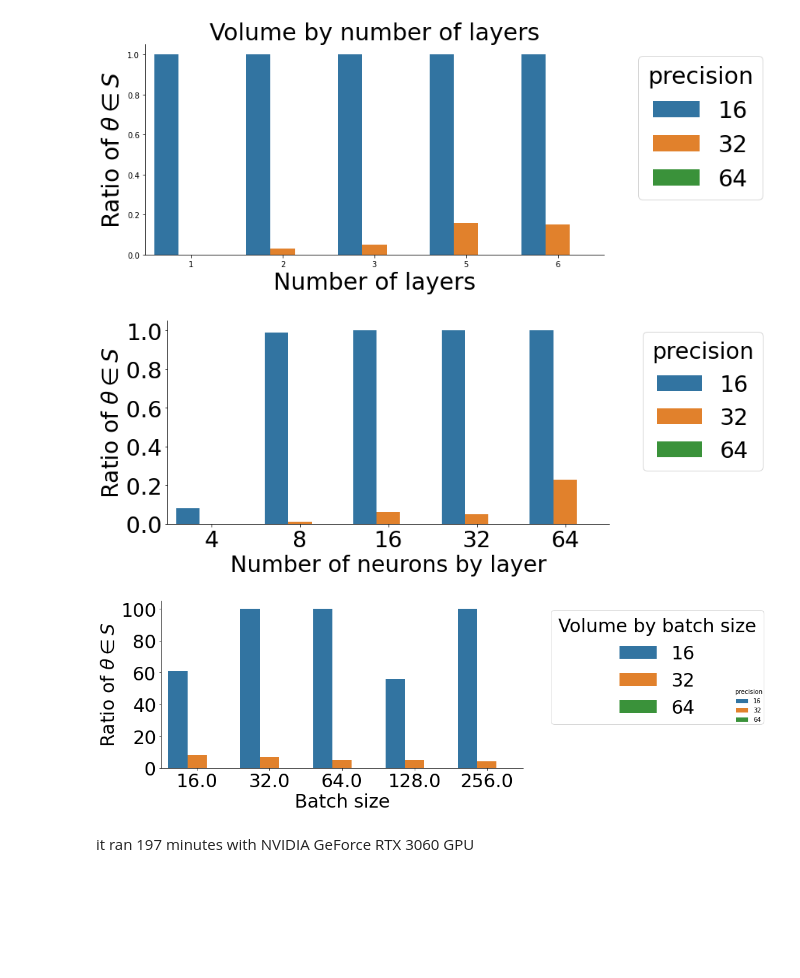
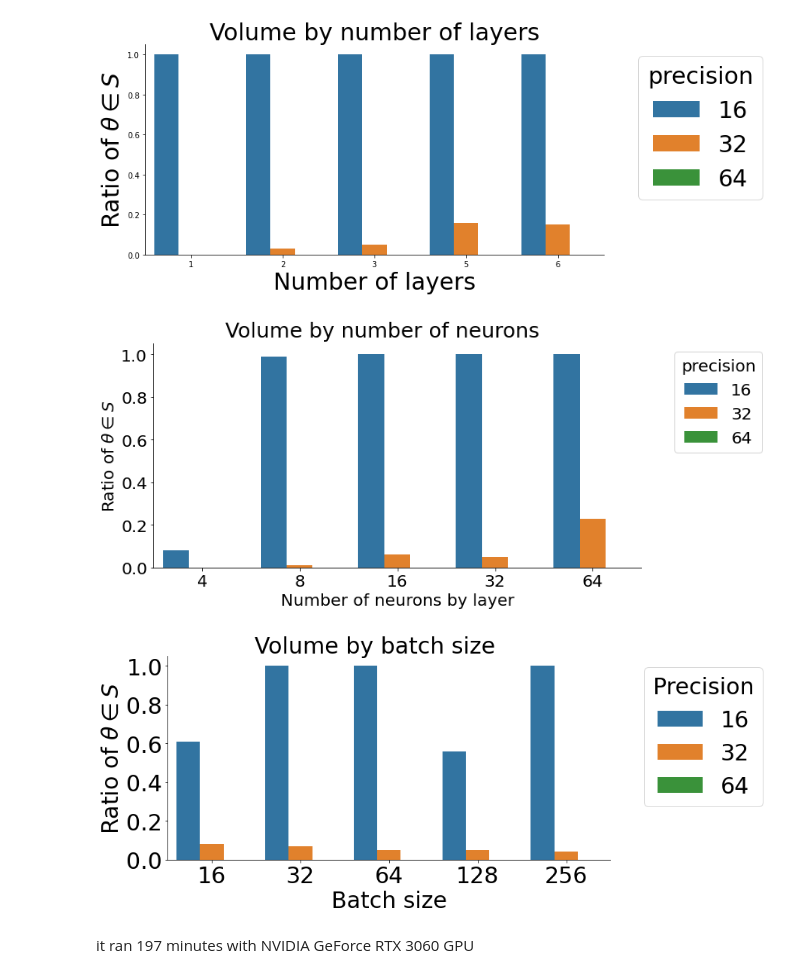
Before and after one commit to CS-433/ml-project-2-ristrettolearning-2, a Jupyter notebook: notebooks/Volume estimation.ipynb, the cells around one changed output. Saved outputs shown, nothing was run; the diff lists cells and outputs as text; code cells hidden in the pictures; blank space fills up the shorter version.

Commit message:
Fixed some graphs

```diff
--- a/notebooks/Volume estimation.ipynb
+++ b/notebooks/Volume estimation.ipynb
@@ -170,26 +172,29 @@ for precision in tqdm([16,32, 64], desc='precision'):
 
 
 df.to_csv("volume_estimation_by_number_of_neurons_MNIST.csv")
+# %%
+df = pd.read_csv("volume_estimation_by_number_of_neurons_MNIST.csv")
 # %%
 df['ratio'] = df['count'] / nb_experiments
 df = df.astype({"nb_neurons": int})
 sns.catplot(x = "nb_neurons",
             y = "ratio",
             hue = "precision",
             data = df,
             kind = "bar",
             height=4.5, aspect=2,
             legend=False
             )
 
-plt.legend(title='precision', fontsize='30', title_fontsize='30', bbox_to_anchor=(1.05, 1), loc='upper left')
-plt.xlabel('Number of neurons by layer', fontsize='30');
-plt.ylabel('Ratio of ' + r'$\theta \in S$', fontsize='30');
-plt.yticks(fontsize='30');
-plt.xticks(fontsize='30');
+plt.legend(title='precision', fontsize='20', title_fontsize='20', bbox_to_anchor=(1.05, 1), loc='upper left')
+plt.xlabel('Number of neurons by layer', fontsize='20');
+plt.ylabel('Ratio of ' + r'$\theta \in S$', fontsize='20');
+plt.suptitle("Volume by number of neurons", fontsize='25', y=1.05)
+plt.yticks(fontsize='20');
+plt.xticks(fontsize='20');
 plt.savefig('neurons.png')
 # %% [output]
-[figure, old version]
+[figure, new version]
 # %%
 # This experiment is done with different batch sizes and precisions with a fixed number of layers and neurons
 df = pd.DataFrame(columns=["precision", "count", "nb_layers"])
@@ -236,22 +243,25 @@ df.to_csv("volume_estimation_by_batch_size_MNIST.csv")
 # %%
+df['ratio'] = df['count'] / nb_experiments
+df = df.astype({"batch_size": int})
 
 sns.catplot(x = "batch_size",
-            y = "count",
+            y = "ratio",
             hue = "precision",
             data = df,
             kind = "bar",
             height=4.5, aspect=2,
-            legend=True
+            legend=False
             )
 
-plt.legend(title='Volume by batch size', fontsize='30', title_fontsize='30', bbox_to_anchor=(1.05, 1), loc='upper left')
+plt.legend(title='Precision', fontsize='30', title_fontsize='30', bbox_to_anchor=(1.05, 1), loc='upper left')
+plt.suptitle("Volume by batch size", fontsize='30', y=1.05)
 plt.xlabel('Batch size', fontsize='30');
 plt.ylabel('Ratio of ' + r'$\theta \in S$', fontsize='30');
 plt.yticks(fontsize='30');
 plt.xticks(fontsize='30');
 plt.savefig('Batches.png')
 # %% [output]
-[figure, old version]
+[figure, new version]
 # %% [markdown]
 it ran 197 minutes with NVIDIA GeForce RTX 3060 GPU
 # %%
```
Also changed, not shown: parts of 4 cells of this notebook, 4 other files.
